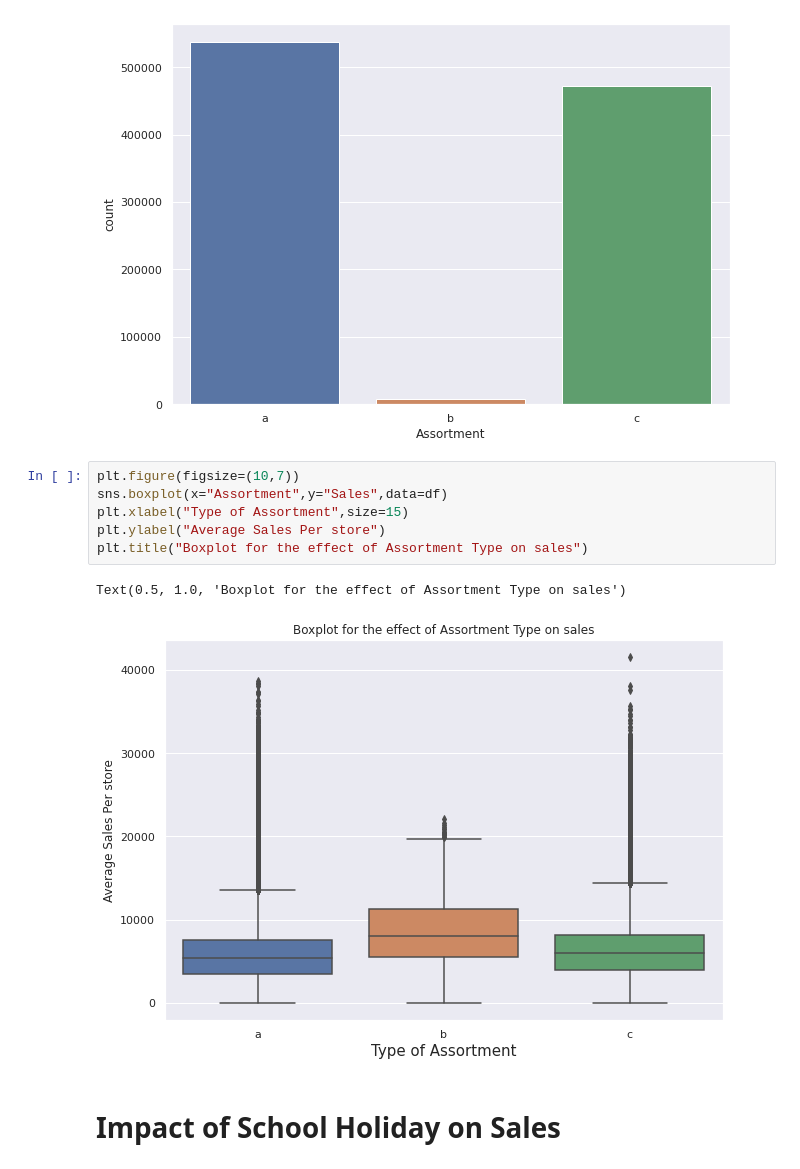
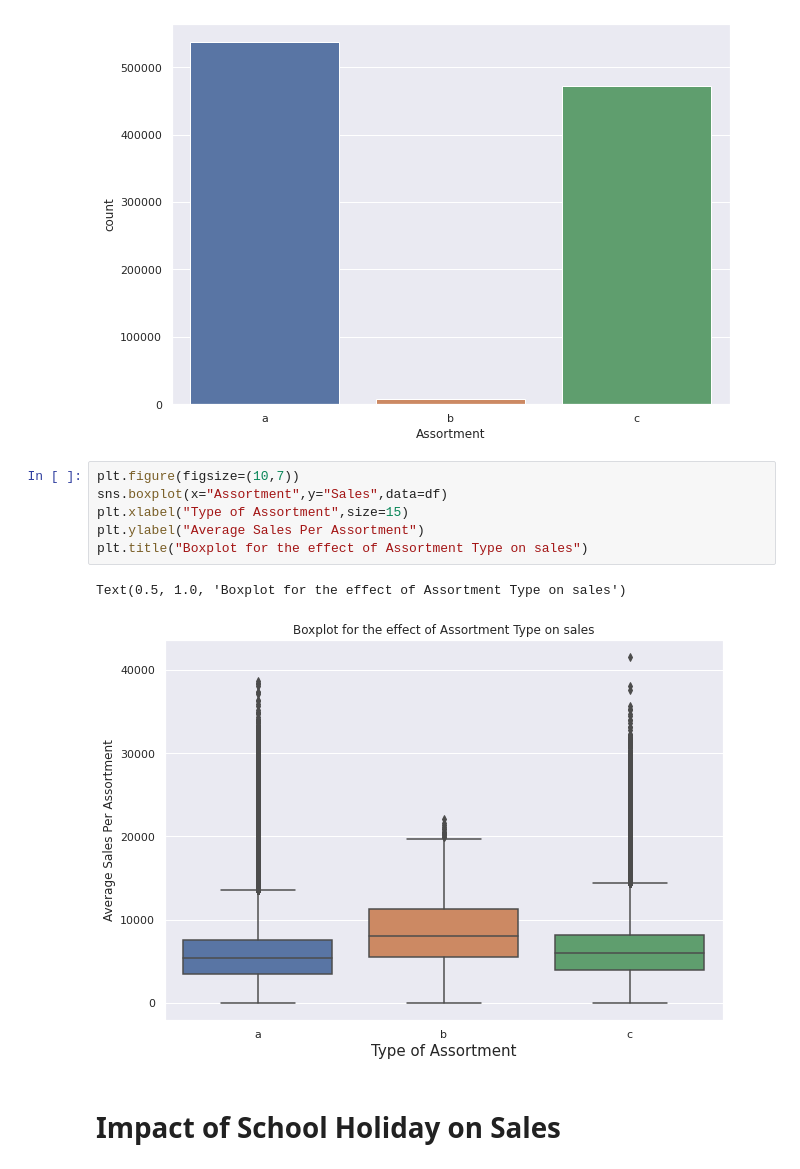
Before and after one commit to SaniyaBubere/ML_Regression_Retails_Sales_Prediction, a Jupyter notebook: ML_Regression_Retails_sales_Prediction.ipynb, the cells around one changed output. Cells and saved outputs as stored; diff of their text form.

```diff
--- a/ML_Regression_Retails_sales_Prediction.ipynb
+++ b/ML_Regression_Retails_sales_Prediction.ipynb
@@ -536,12 +536,12 @@ sns.countplot(df['Assortment'])
 # %%
 plt.figure(figsize=(10,7))
 sns.boxplot(x="Assortment",y="Sales",data=df)
 plt.xlabel("Type of Assortment",size=15)
-plt.ylabel("Average Sales Per store")
+plt.ylabel("Average Sales Per Assortment")
 plt.title("Boxplot for the effect of Assortment Type on sales")
 # %% [output]
 Text(0.5, 1.0, 'Boxplot for the effect of Assortment Type on sales')
-[figure, old version]
+[figure, new version]
 # %% [markdown]
 # **Impact of School Holiday on Sales**
 # %%
```
Also changed, not shown: parts of 95 cells of this notebook.
